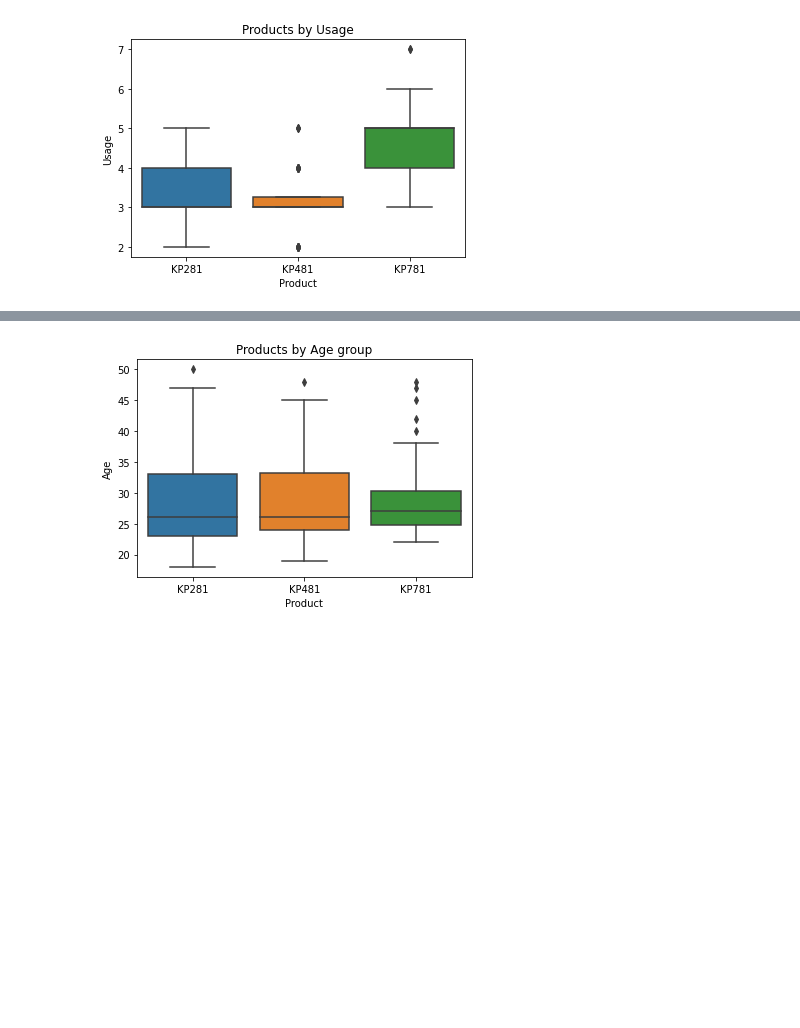
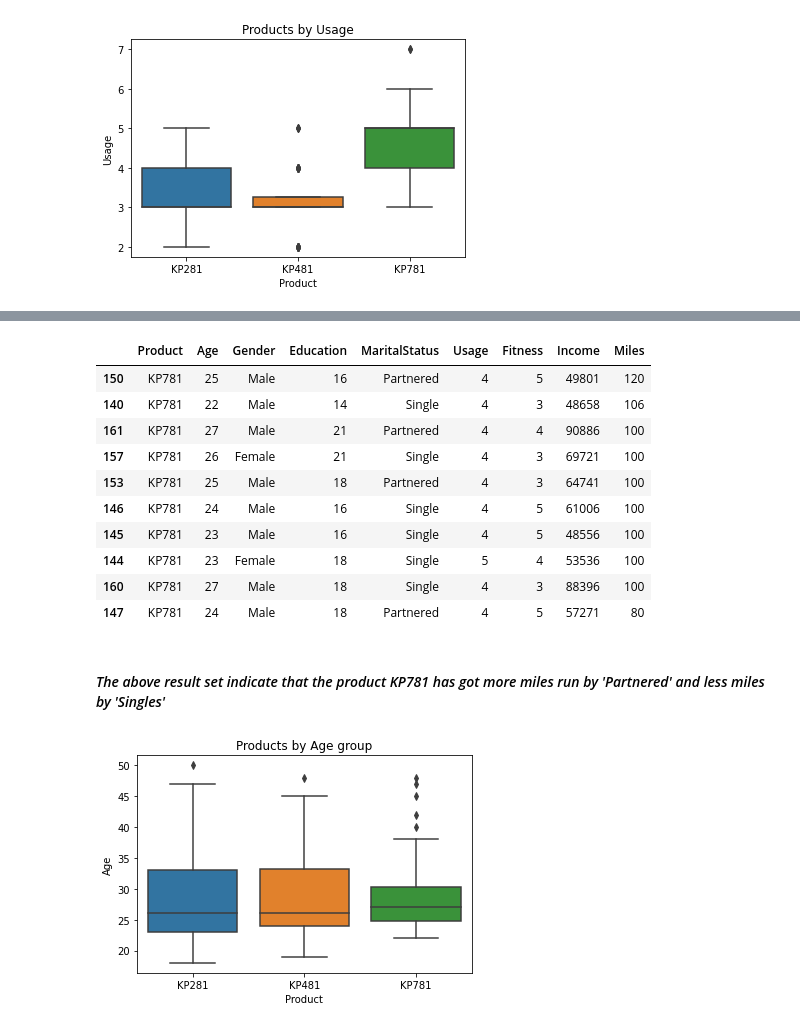
Before and after one commit to pkmariya/Python, a Jupyter notebook: AerofitCaseStudy_Mariya_DSMLJune22.ipynb, the cells around one changed output, grey strips where cells are left out. Saved outputs shown, nothing was run; the diff lists cells and outputs as text; code cells hidden in the pictures; blank space fills up the shorter version.

```diff
--- a/AerofitCaseStudy_Mariya_DSMLJune22.ipynb
+++ b/AerofitCaseStudy_Mariya_DSMLJune22.ipynb
@@ -576,3 +598,20 @@ plt.show()
+# %%
+prod_by_age = aero_df[aero_df['Product']=='KP781'].sort_values('Miles', ascending=False)
+prod_by_age.tail(10)
+# %% [output]
+|  | Product | Age | Gender | Education | MaritalStatus | Usage | Fitness | Income | Miles |
+| 150 | KP781 | 25 | Male | 16 | Partnered | 4 | 5 | 49801 | 120 |
+| 140 | KP781 | 22 | Male | 14 | Single | 4 | 3 | 48658 | 106 |
+| 161 | KP781 | 27 | Male | 21 | Partnered | 4 | 4 | 90886 | 100 |
+| 157 | KP781 | 26 | Female | 21 | Single | 4 | 3 | 69721 | 100 |
+| 153 | KP781 | 25 | Male | 18 | Partnered | 4 | 3 | 64741 | 100 |
+| 146 | KP781 | 24 | Male | 16 | Single | 4 | 5 | 61006 | 100 |
+| 145 | KP781 | 23 | Male | 16 | Single | 4 | 5 | 48556 | 100 |
+| 144 | KP781 | 23 | Female | 18 | Single | 5 | 4 | 53536 | 100 |
+| 160 | KP781 | 27 | Male | 18 | Single | 4 | 3 | 88396 | 100 |
+| 147 | KP781 | 24 | Male | 18 | Partnered | 4 | 5 | 57271 | 80 |
+# %% [markdown]
+#### *The above result set indicate that the product KP781 has got more miles run by 'Partnered' and less miles by 'Singles'*
 # %%
  sns.boxplot(data=aero_df, x='Product', y='Age')
  plt.title("Products by Age group")
```
Also changed, not shown: parts of 10 cells of this notebook.
